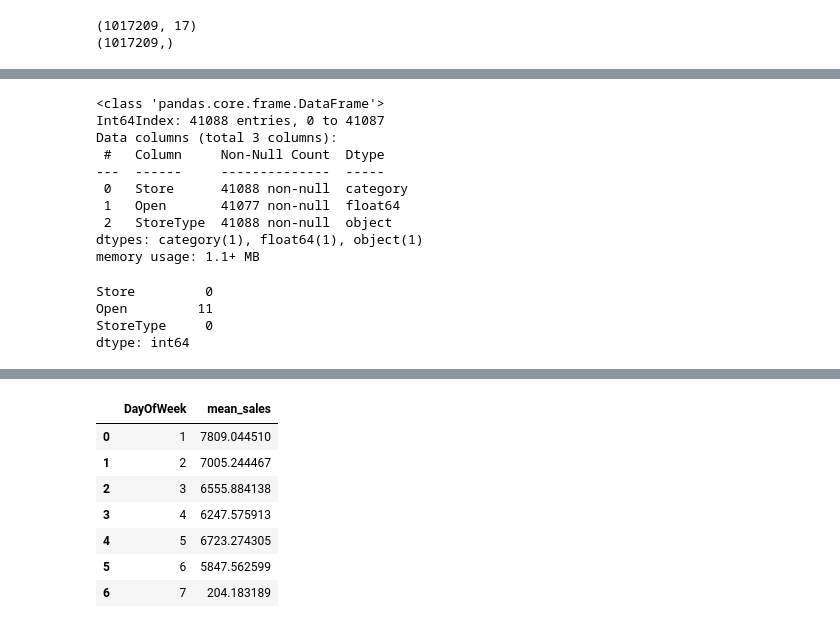
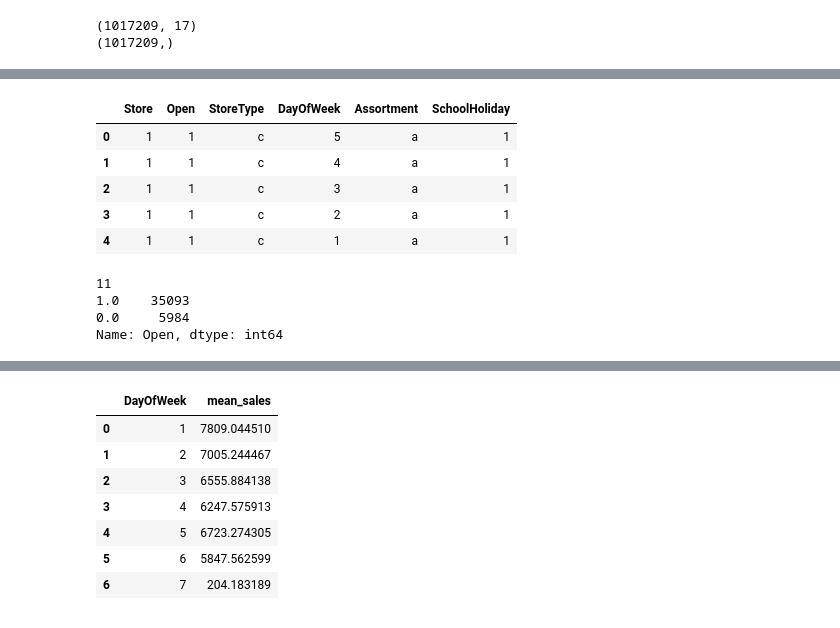
Before and after one commit to suvkp/Cat2Emb, a Jupyter notebook: EDA.ipynb, the cells around one changed output, grey strips where cells are left out. Drawn from its saved outputs; the diff is of its cells as text; code cells hidden in the pictures.

```diff
--- a/EDA.ipynb
+++ b/EDA.ipynb
@@ -188,20 +150,17 @@ memory usage: 38.8+ MB
-# %%
-test_data[var].info()
-# %% [output]
-<class 'pandas.core.frame.DataFrame'>
-Int64Index: 41088 entries, 0 to 41087
-Data columns (total 3 columns):
- #   Column     Non-Null Count  Dtype
----  ------     --------------  -----
- 0   Store      41088 non-null  category
- 1   Open       41077 non-null  float64
- 2   StoreType  41088 non-null  object
-dtypes: category(1), float64(1), object(1)
-memory usage: 1.1+ MB
-# %%
-test_data[var].isnull().sum()
-# %% [output]
-Store         0
-Open         11
-StoreType     0
-dtype: int64
+# %%
+X_train[var].head()
+# %% [output]
+|  | Store | Open | StoreType | DayOfWeek | Assortment | SchoolHoliday |
+| 0 | 1 | 1 | c | 5 | a | 1 |
+| 1 | 1 | 1 | c | 4 | a | 1 |
+| 2 | 1 | 1 | c | 3 | a | 1 |
+| 3 | 1 | 1 | c | 2 | a | 1 |
+| 4 | 1 | 1 | c | 1 | a | 1 |
+# %%
+print(test_data['Open'].isnull().sum())
+print(test_data['Open'].value_counts())
+# %% [output]
+11
+1.0    35093
+0.0     5984
+Name: Open, dtype: int64
```
Also changed, not shown: parts of 13 cells of this notebook, 4 other files.
